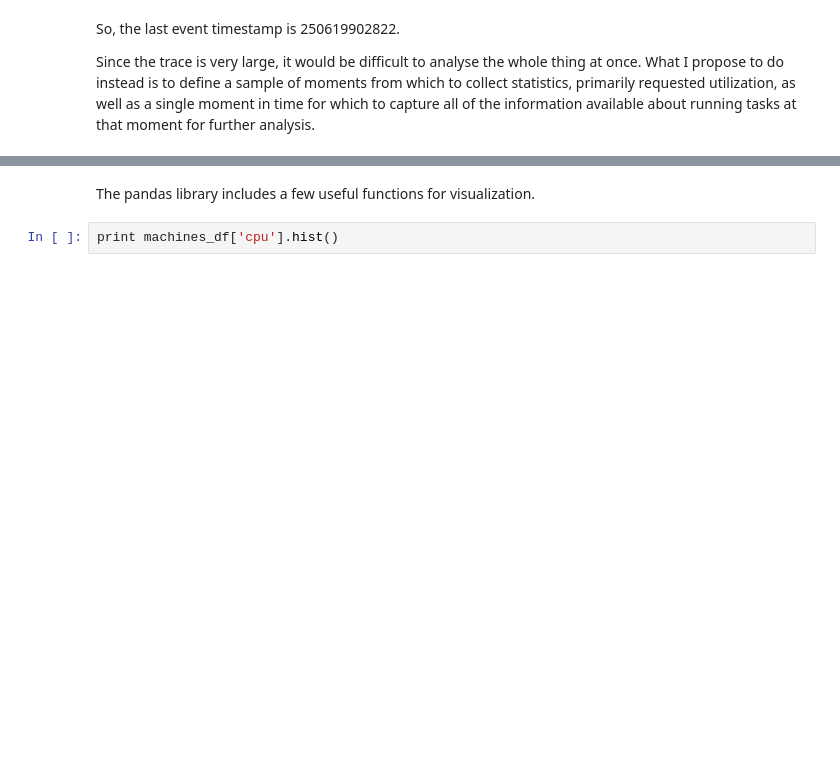
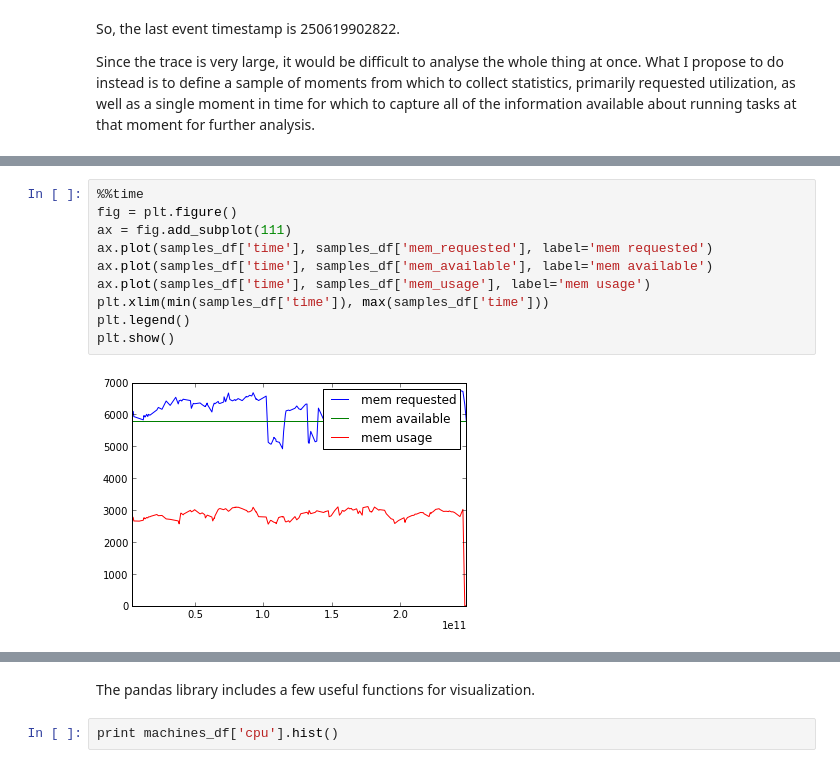
Before and after one commit to marklee77/notebooks, a Jupyter notebook: Exploring the Google Cluster dataset with ipython.ipynb, the cells around one changed output, grey strips where cells are left out. Saved outputs shown, nothing was run; the diff lists cells and outputs as text; blank space fills up the shorter version.

```diff
--- a/Exploring the Google Cluster dataset with ipython.ipynb
+++ b/Exploring the Google Cluster dataset with ipython.ipynb
@@ -197,0 +286,12 @@ dtypes: float64(2), int64(1)
+# %%
+%%time
+fig = plt.figure()
+ax = fig.add_subplot(111)
+ax.plot(samples_df['time'], samples_df['mem_requested'], label='mem requested')
+ax.plot(samples_df['time'], samples_df['mem_available'], label='mem available')
+ax.plot(samples_df['time'], samples_df['mem_usage'], label='mem usage')
+plt.xlim(min(samples_df['time']), max(samples_df['time']))
+plt.legend()
+plt.show()
+# %% [output]
+[figure, added]
```
Also changed, not shown: parts of 38 cells of this notebook.
